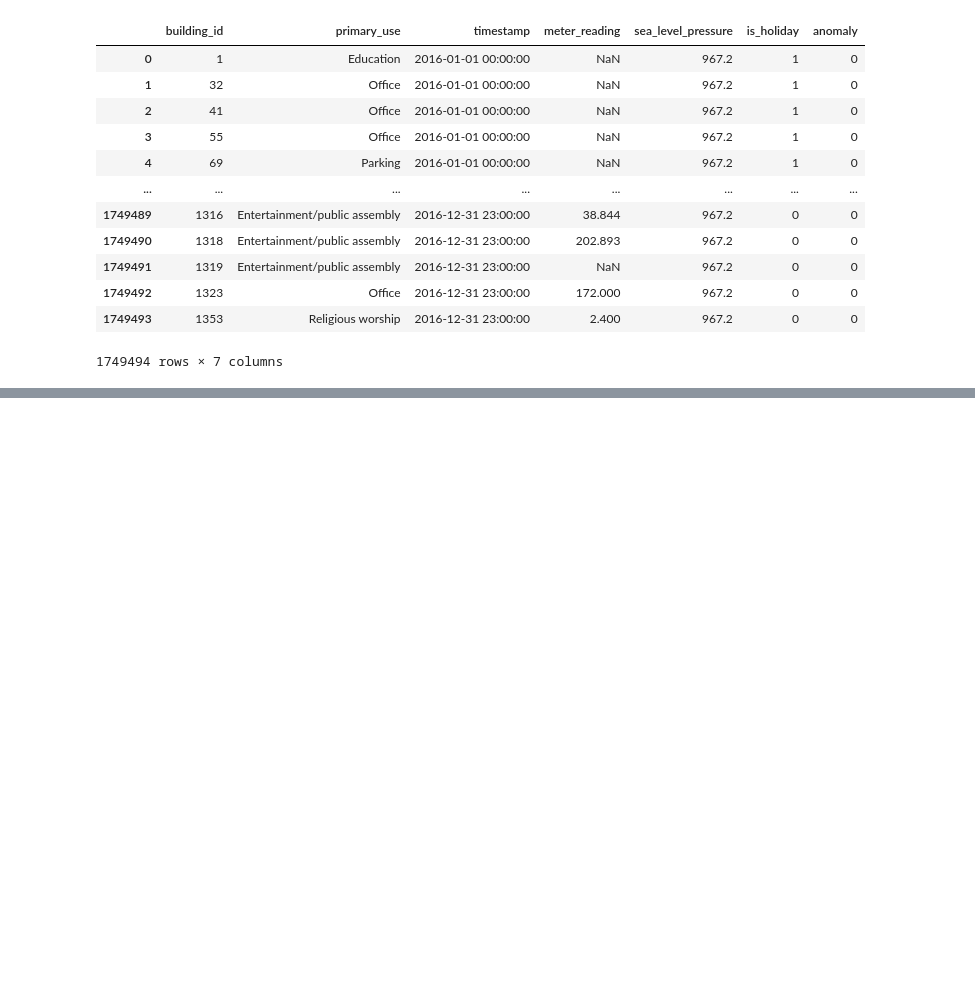
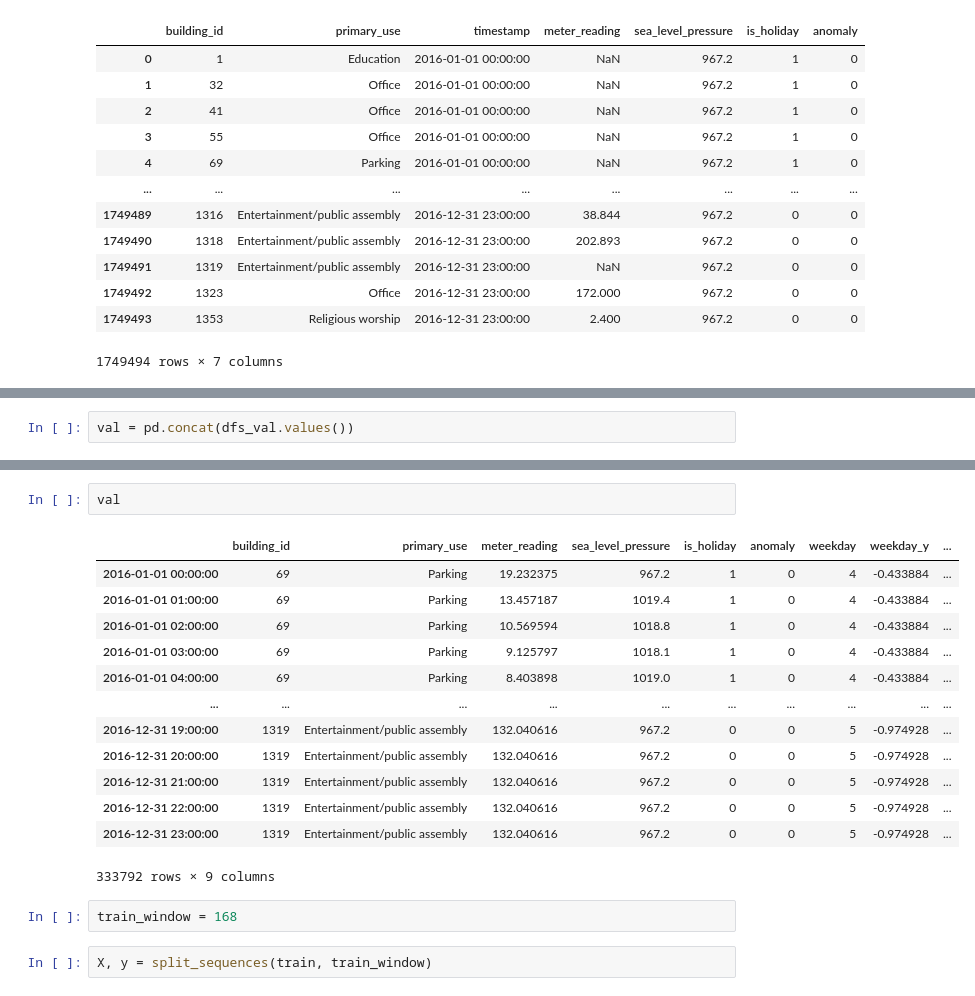
Before and after one commit to cmmedoro/Unsupervised_Anomaly_Detection_thesis, a Jupyter notebook: prove.ipynb, the cells around one changed output, grey strips where cells are left out. Cells and saved outputs as stored; diff of their text form; blank space fills up the shorter version.

```diff
--- a/prove.ipynb
+++ b/prove.ipynb
@@ -48,0 +111,2 @@ NameError: name 'impute_nulls' is not defined
+# %%
+val = pd.concat(dfs_val.values())
@@ -48,0 +129,20 @@ NameError: name 'impute_nulls' is not defined
+# %%
+val
+# %% [output]
+|  | building_id | primary_use | meter_reading | sea_level_pressure | is_holiday | anomaly | weekday | weekday_y | ... |
+| 2016-01-01 00:00:00 | 69 | Parking | 19.232375 | 967.2 | 1 | 0 | 4 | -0.433884 | ... |
+| 2016-01-01 01:00:00 | 69 | Parking | 13.457187 | 1019.4 | 1 | 0 | 4 | -0.433884 | ... |
+| 2016-01-01 02:00:00 | 69 | Parking | 10.569594 | 1018.8 | 1 | 0 | 4 | -0.433884 | ... |
+| 2016-01-01 03:00:00 | 69 | Parking | 9.125797 | 1018.1 | 1 | 0 | 4 | -0.433884 | ... |
+| 2016-01-01 04:00:00 | 69 | Parking | 8.403898 | 1019.0 | 1 | 0 | 4 | -0.433884 | ... |
+| ... | ... | ... | ... | ... | ... | ... | ... | ... | ... |
+| 2016-12-31 19:00:00 | 1319 | Entertainment/public assembly | 132.040616 | 967.2 | 0 | 0 | 5 | -0.974928 | ... |
+| 2016-12-31 20:00:00 | 1319 | Entertainment/public assembly | 132.040616 | 967.2 | 0 | 0 | 5 | -0.974928 | ... |
+| 2016-12-31 21:00:00 | 1319 | Entertainment/public assembly | 132.040616 | 967.2 | 0 | 0 | 5 | -0.974928 | ... |
+| 2016-12-31 22:00:00 | 1319 | Entertainment/public assembly | 132.040616 | 967.2 | 0 | 0 | 5 | -0.974928 | ... |
+| 2016-12-31 23:00:00 | 1319 | Entertainment/public assembly | 132.040616 | 967.2 | 0 | 0 | 5 | -0.974928 | ... |
+333792 rows × 9 columns
+# %%
+train_window = 168
+# %%
+X, y = split_sequences(train, train_window)
```
Also changed, not shown: parts of 28 cells of this notebook.
